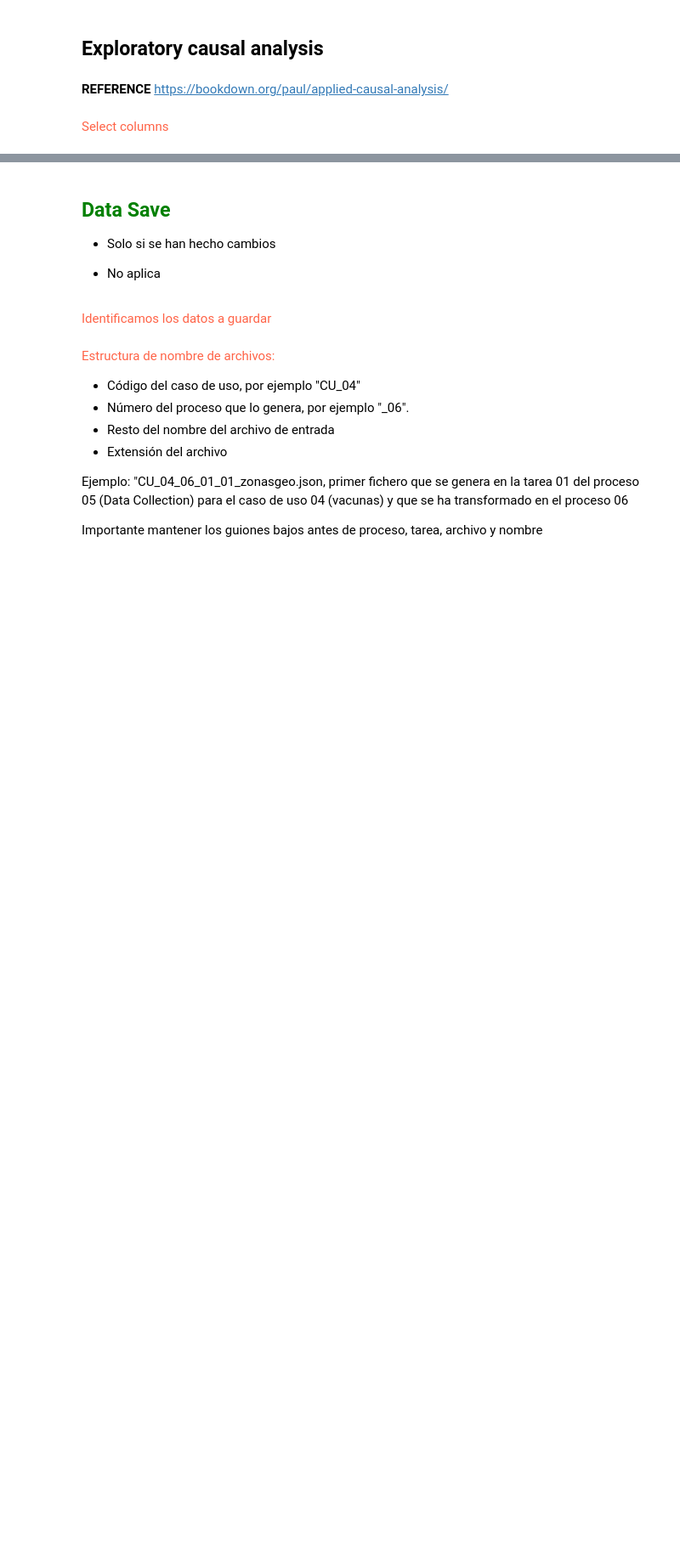
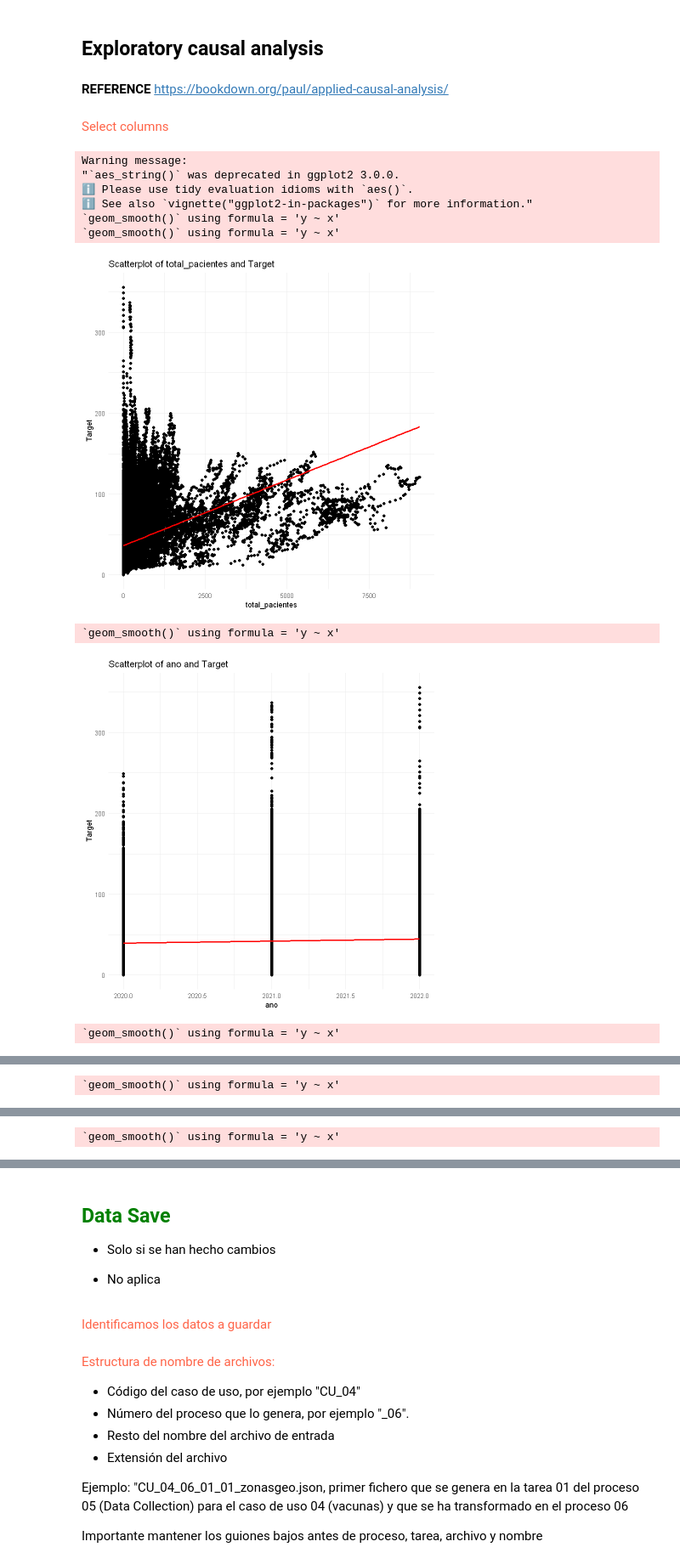
Before and after one commit to URJCDSLab/CitizenLab-Research-and-Development, a Jupyter notebook: casos_urjc/notebooks/dominios_II_y_III/25_listas_espera/11.- Causal Anaysis_25_01_listas_espera_v_01.ipynb, the cells around one changed output, grey strips where cells are left out. Shown at 85% size. Saved outputs shown, nothing was run; the diff lists cells and outputs as text; code cells hidden in the pictures; blank space fills up the shorter version.

```diff
--- a/casos_urjc/notebooks/dominios_II_y_III/25_listas_espera/11.- Causal Anaysis_25_01_listas_espera_v_01.ipynb
+++ b/casos_urjc/notebooks/dominios_II_y_III/25_listas_espera/11.- Causal Anaysis_25_01_listas_espera_v_01.ipynb
@@ -58,7 +75,7 @@ Data load using the {tcltk} package. Ucomment the line if using this option
 # %% [markdown]
 <font color='tomato'><b> OPCION B:</b> Especificar el nombre de archivo</font>
 # %%
-iFile <- "xxxx"
+iFile <- "CU_25_09.2_01_lista_espera_completo_clean_v_01.csv"
 file_data <- paste0(iPath, iFile)
 
 if(file.exists(file_data)){
@@ -71,7 +90,7 @@ if(file.exists(file_data)){
 
 Usar la función adecuada según el formato de entrada (xlsx, csv, json, ...)
 # %%
-data <- read_csv(file_data)
+data <- read.csv(file_data)
 # %% [markdown]
 <font color='tomato'>Visualizo los datos.</font>
 # %% [markdown]
@@ -93,0 +111,34 @@ https://bookdown.org/paul/applied-causal-analysis/
+# %%
+# Seleccionamos las variables a analizar.
+
+# Get a list of numeric columns
+numeric_columns <- sapply(data, is.numeric)
+
+# Extract the column names
+cols <- names(numeric_columns)[numeric_columns]
+# %%
+# Load the ggplot2 package
+library(ggplot2)
+
+# Create scatterplots
+for (col in cols) {
+  if (is.numeric(data[[col]])) {
+    p <- ggplot(data, aes_string(x = col, y = 'Target')) +
+      geom_point() +
+      geom_smooth(method = "lm", se = FALSE, color = "red") +
+      theme_minimal() +
+      ggtitle(paste("Scatterplot of", col, "and Target"))
+    print(p)
+  }
+}
+# %% [output]
+Warning message:
+"`aes_string()` was deprecated in ggplot2 3.0.0.
+ℹ Please use tidy evaluation idioms with `aes()`.
+ℹ See also `vignette("ggplot2-in-packages")` for more information."
+`geom_smooth()` using formula = 'y ~ x'
+`geom_smooth()` using formula = 'y ~ x'
+[figure, added]
+`geom_smooth()` using formula = 'y ~ x'
+[figure, added]
+`geom_smooth()` using formula = 'y ~ x'
@@ -93,0 +146 @@ https://bookdown.org/paul/applied-causal-analysis/
+`geom_smooth()` using formula = 'y ~ x'
@@ -93,0 +148 @@ https://bookdown.org/paul/applied-causal-analysis/
+`geom_smooth()` using formula = 'y ~ x'
```
Also changed, not shown: parts of 6 cells of this notebook, 3 other files.
